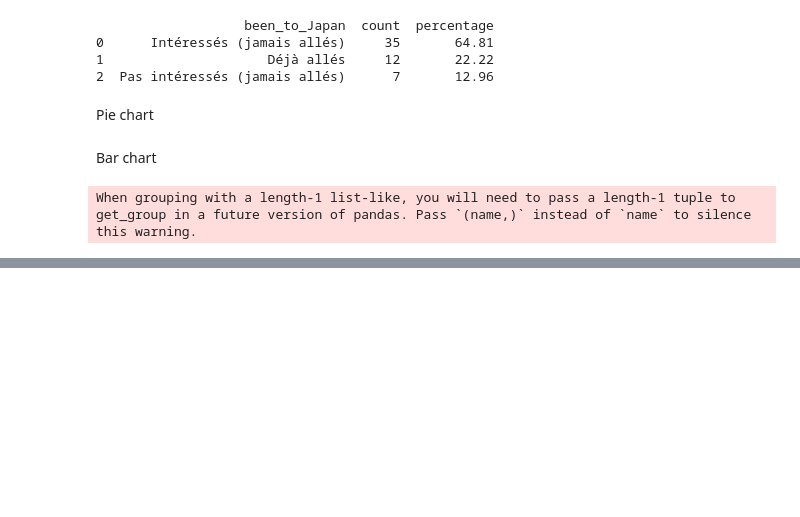
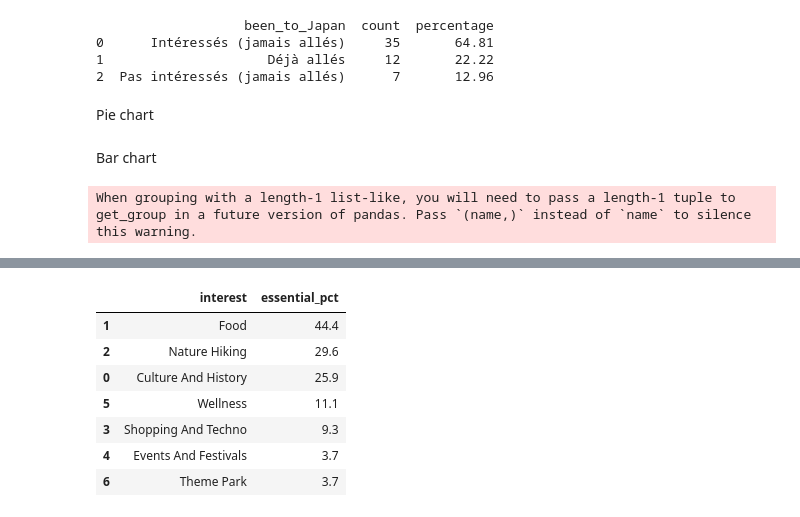
Before and after one commit to JBaptisteAll/Japan_tourism_analysis, a Jupyter notebook: Archives/02_graphs_li.ipynb, the cells around one changed output, grey strips where cells are left out. Drawn from its saved outputs; the diff is of its cells as text; code cells hidden in the pictures; blank space fills up the shorter version.

```diff
--- a/Archives/02_graphs_li.ipynb
+++ b/Archives/02_graphs_li.ipynb
@@ -52,5 +72,5 @@ mapping_xp_japan = {
     "No, but I would like to go": "Intéressés (jamais allés)"
 }
 
-df["been_to_Japan"] = (df["been_to_Japan"].map(mapping_xp_japan))
+df_slide2["been_to_Japan"] = (df["been_to_Japan"].map(mapping_xp_japan))
 # %%
@@ -154,0 +205,23 @@ When grouping with a length-1 list-like, you will need to pass a length-1 tuple
+# %%
+mapping_interest = {
+    "Not important at all": 0,
+    "Slightly important": 1,
+    "Moderately important": 2,
+    "Very important": 3,
+    "Essential": 4,
+}
+# %%
+columns = [
+    'rating_interest_culture_and_history',
+    'rating_interest_food',
+    'rating_interest_nature_hiking',
+    'rating_interest_shopping_and_techno',
+    'rating_interest_events_and_festivals',
+    'rating_interest_wellness',
+    'rating_interest_theme_park'
+]
+# %%
+df_numeric = df.copy()
+
+for col in columns:
+    df_numeric[col] = df_numeric[col].map(mapping_interest)
@@ -154,0 +272,24 @@ When grouping with a length-1 list-like, you will need to pass a length-1 tuple
+# %%
+essential_pct = []
+
+for col in columns:
+    pct = (df_numeric[col] == 4).mean() * 100
+    essential_pct.append({
+        "interest": col.replace("rating_interest_", "").replace("_", " ").title(),
+        "essential_pct": round(pct, 1)
+    })
+
+essential_df = pd.DataFrame(essential_pct).sort_values(
+    "essential_pct", ascending=False
+)
+
+essential_df
+# %% [output]
+|  | interest | essential_pct |
+| 1 | Food | 44.4 |
+| 2 | Nature Hiking | 29.6 |
+| 0 | Culture And History | 25.9 |
+| 5 | Wellness | 11.1 |
+| 3 | Shopping And Techno | 9.3 |
+| 4 | Events And Festivals | 3.7 |
+| 6 | Theme Park | 3.7 |
```
Also changed, not shown: parts of 12 cells of this notebook.
